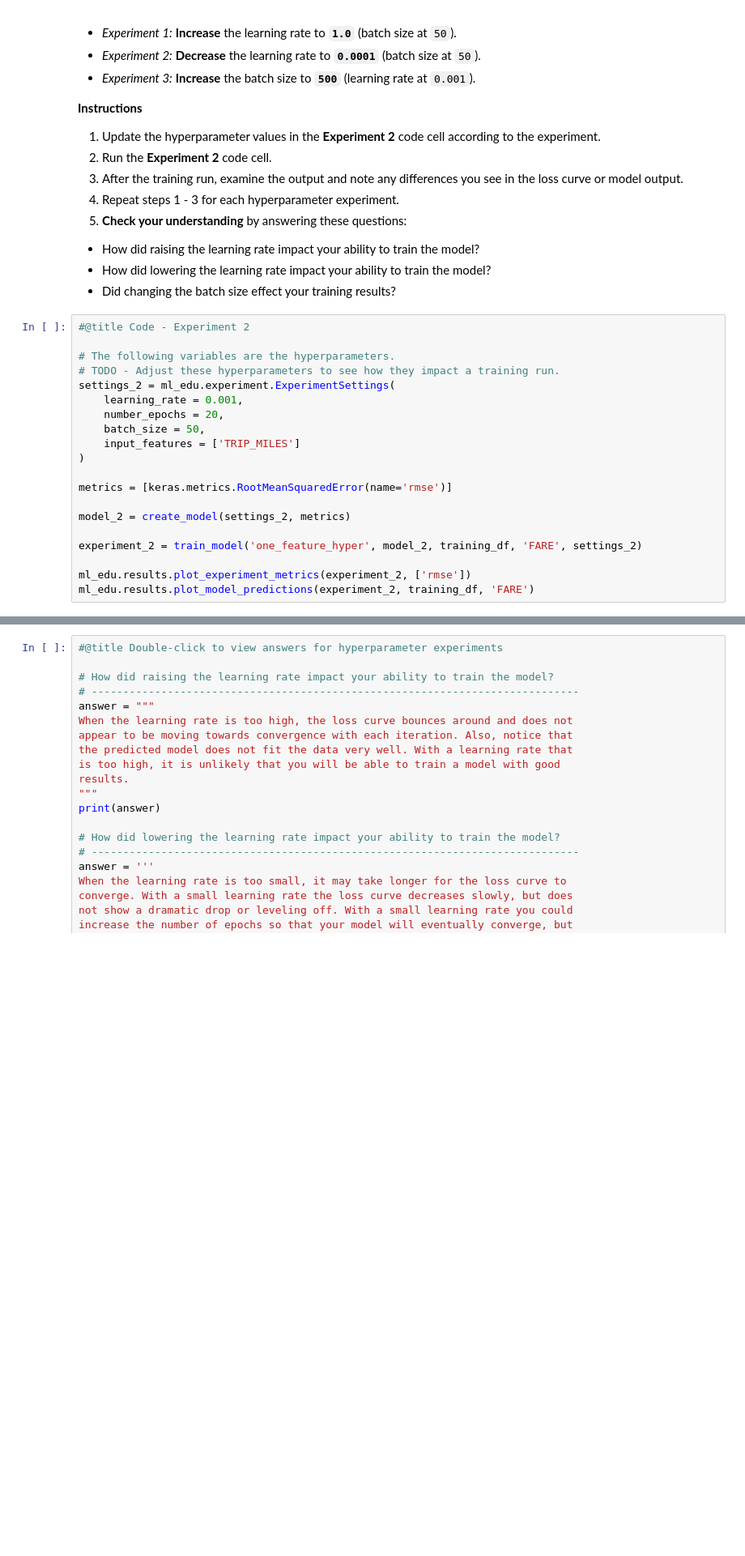
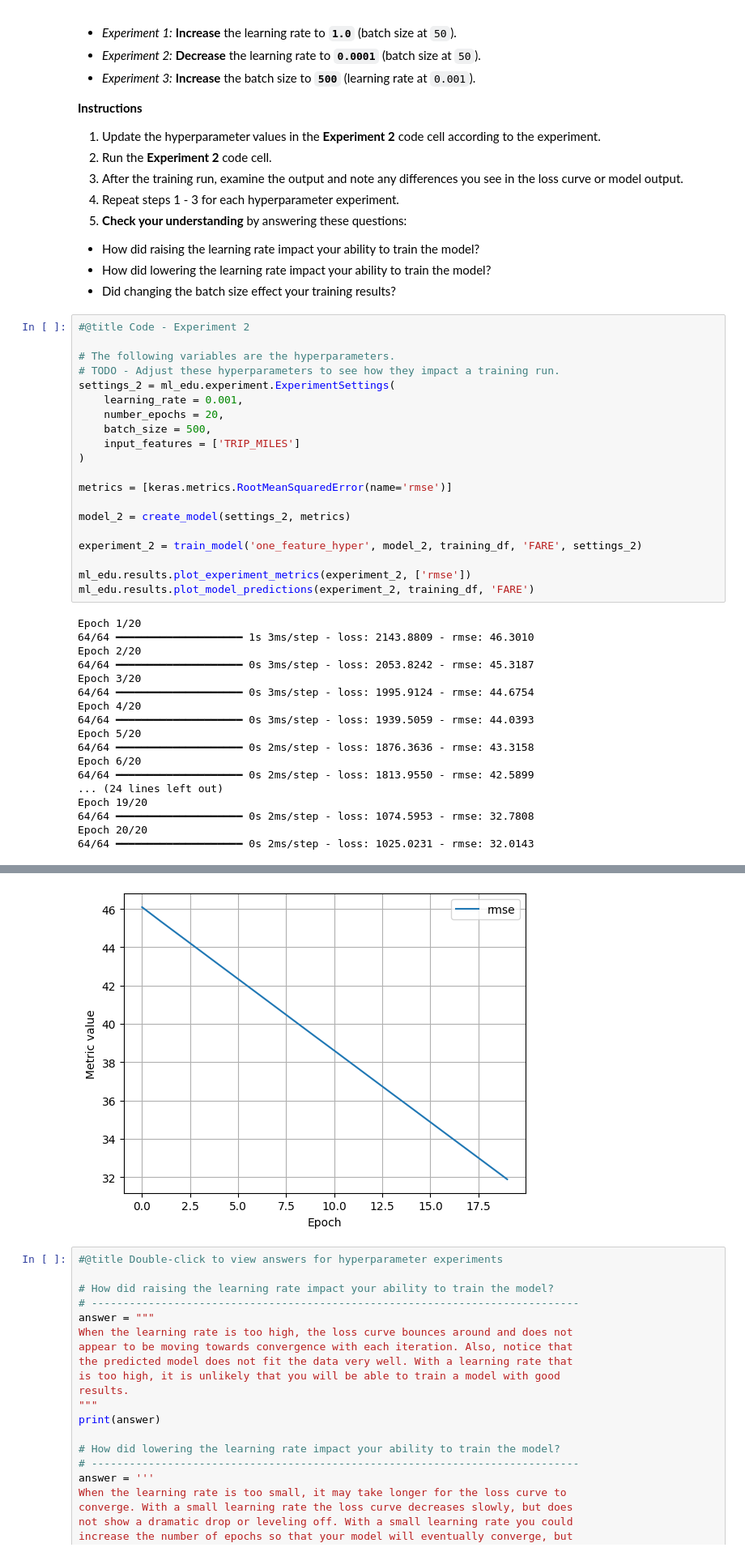
Before and after one commit to sindhyabnmims-max/LLMProject, a Jupyter notebook: ml/cc/exercises/linear_regression_taxi.ipynb, the cells around one changed output, grey strips where cells are left out. Shown at 81% size. Saved outputs shown, nothing was run; the diff lists cells and outputs as text; blank space fills up the shorter version.

```diff
--- a/ml/cc/exercises/linear_regression_taxi.ipynb
+++ b/ml/cc/exercises/linear_regression_taxi.ipynb
@@ -371,7 +435,7 @@ It is common with machine learning to run multiple experiments to find the best
 settings_2 = ml_edu.experiment.ExperimentSettings(
     learning_rate = 0.001,
     number_epochs = 20,
-    batch_size = 50,
+    batch_size = 500,
     input_features = ['TRIP_MILES']
 )
 
@@ -383,3 +447,21 @@ experiment_2 = train_model('one_feature_hyper', model_2, training_df, 'FARE', se
 
 ml_edu.results.plot_experiment_metrics(experiment_2, ['rmse'])
 ml_edu.results.plot_model_predictions(experiment_2, training_df, 'FARE')
+# %% [output]
+Epoch 1/20
+64/64 ━━━━━━━━━━━━━━━━━━━━ 1s 3ms/step - loss: 2143.8809 - rmse: 46.3010
+Epoch 2/20
+64/64 ━━━━━━━━━━━━━━━━━━━━ 0s 3ms/step - loss: 2053.8242 - rmse: 45.3187
+Epoch 3/20
+64/64 ━━━━━━━━━━━━━━━━━━━━ 0s 3ms/step - loss: 1995.9124 - rmse: 44.6754
+Epoch 4/20
+64/64 ━━━━━━━━━━━━━━━━━━━━ 0s 3ms/step - loss: 1939.5059 - rmse: 44.0393
+Epoch 5/20
+64/64 ━━━━━━━━━━━━━━━━━━━━ 0s 2ms/step - loss: 1876.3636 - rmse: 43.3158
+Epoch 6/20
+64/64 ━━━━━━━━━━━━━━━━━━━━ 0s 2ms/step - loss: 1813.9550 - rmse: 42.5899
+... (24 lines left out)
+Epoch 19/20
+64/64 ━━━━━━━━━━━━━━━━━━━━ 0s 2ms/step - loss: 1074.5953 - rmse: 32.7808
+Epoch 20/20
+64/64 ━━━━━━━━━━━━━━━━━━━━ 0s 2ms/step - loss: 1025.0231 - rmse: 32.0143
@@ -386,3 +471,4 @@ ml_edu.results.plot_model_predictions(experiment_2, training_df, 'FARE')
+[figure, added]
 # %%
 #@title Double-click to view answers for hyperparameter experiments
 
```
Also changed, not shown: parts of 12 cells of this notebook.
